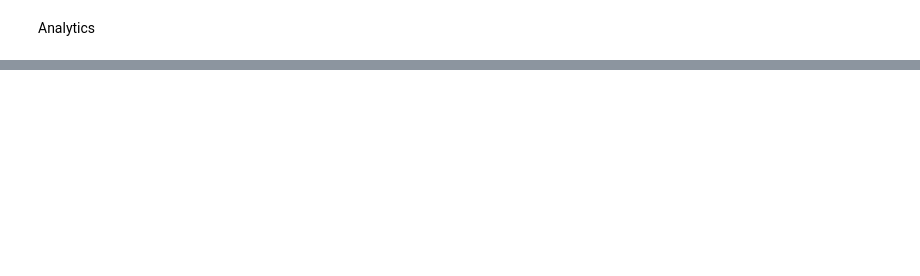
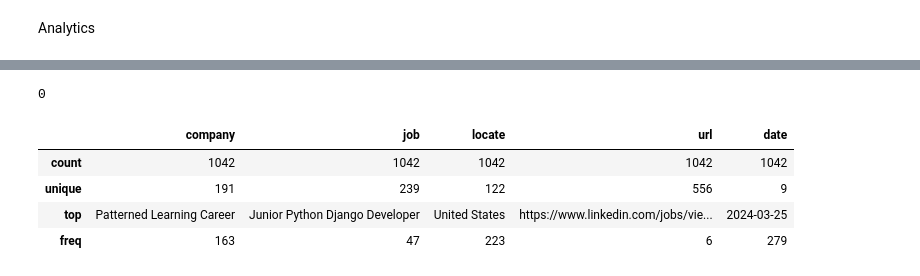
Before and after one commit to aaronjimv/ETL-LinkedIn-job-offers, a Jupyter notebook: analytics/analytics.ipynb, the cells around one changed output, grey strips where cells are left out. Cells and saved outputs as stored; diff of their text form; code cells hidden in the pictures; blank space fills up the shorter version.

```diff
--- a/analytics/analytics.ipynb
+++ b/analytics/analytics.ipynb
@@ -23,0 +54,12 @@ df.head()
+# %%
+df.duplicated().sum()
+# %% [output]
+0
+# %%
+df.describe(include=['object'])
+# %% [output]
+|  | company | job | locate | url | date |
+| count | 1042 | 1042 | 1042 | 1042 | 1042 |
+| unique | 191 | 239 | 122 | 556 | 9 |
+| top | Patterned Learning Career | Junior Python Django Developer | United States | https://www.linkedin.com/jobs/vie... | 2024-03-25 |
+| freq | 163 | 47 | 223 | 6 | 279 |
```
Also changed, not shown: parts of 15 cells of this notebook.
